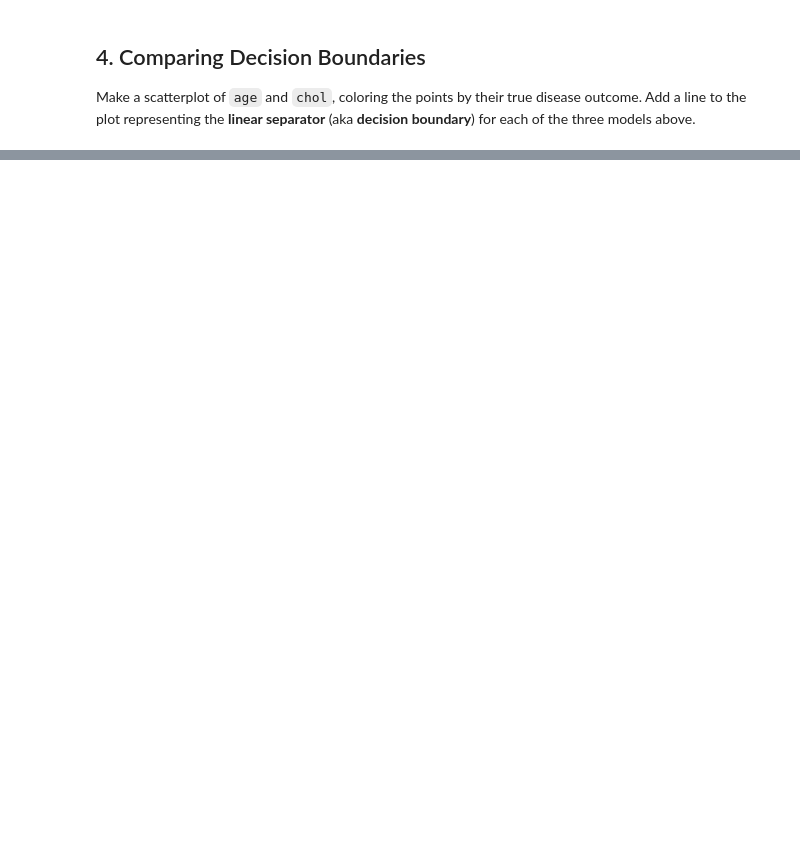
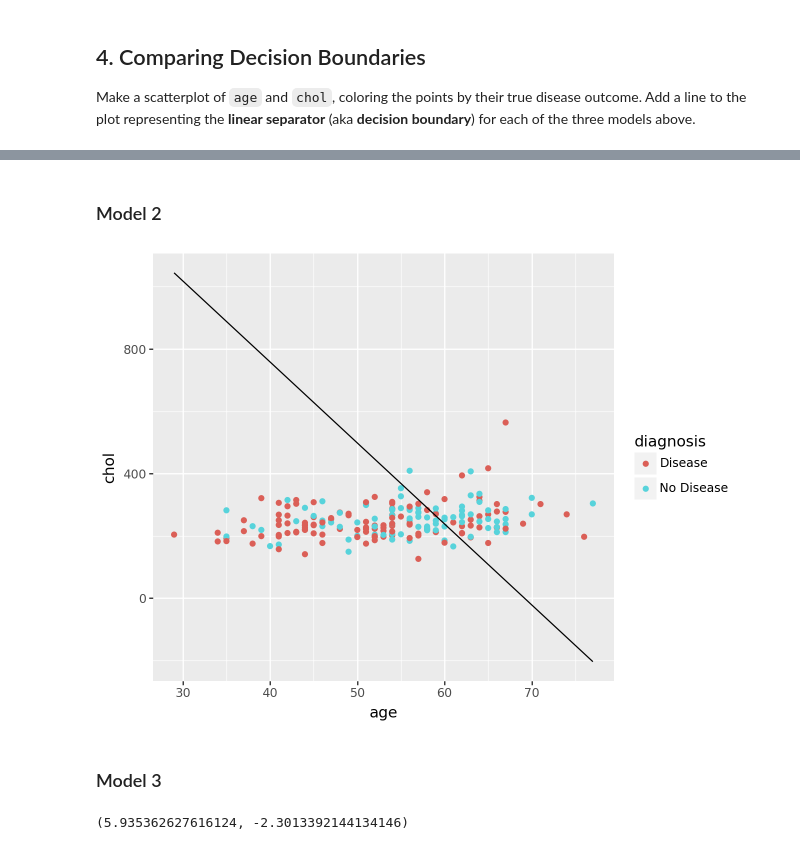
Before and after one commit to cybernewbee/gsb_544, a Jupyter notebook: chapter_17/PA9_1.ipynb, the cells around one changed output, grey strips where cells are left out. Saved outputs shown, nothing was run; the diff lists cells and outputs as text; code cells hidden in the pictures; blank space fills up the shorter version.

```diff
--- a/chapter_17/PA9_1.ipynb
+++ b/chapter_17/PA9_1.ipynb
@@ -134,4 +147,4 @@ model_2 = Pipeline(
 # %%
 model_2_fitted = model_2.fit(X,y)
 coef2 = model_2_fitted.named_steps['model'].coef_
-coef2
+w21, w22 = coef2[0]
@@ -140,3 +151,3 @@ array([[0.04655744, 0.00178967]])
 # %%
 intercept2 = model_2_fitted.named_steps['model'].intercept_
-intercept2
+b2 = intercept2[0]
@@ -175,0 +245,26 @@ Make a scatterplot of `age` and `chol`, coloring the points by their true diseas
+# %% [markdown]
+### Model 2
+# %%
+chol2 = -(w21 * age + b2) / w22
+boundary_df2 = pd.DataFrame({
+    'age': age,
+    'chol': chol2
+})
+(p9.ggplot() +
+p9.geom_point(data = HeartAttack, mapping = p9.aes(x = 'age', y = 'chol', color = 'diagnosis')) +
+p9.geom_line(data = boundary_df2, mapping = p9.aes(x = 'age', y = 'chol'))
+)
+# %% [output]
+[figure, added]
+# %% [markdown]
+### Model 3
+# %%
+chol_max = HeartAttack['chol'].max()
+chol_min = HeartAttack['chol'].min()
+chol_std = HeartAttack['chol'].std()
+chol_mean = HeartAttack['chol'].mean()
+chol_max_scaled = (chol_max - chol_mean) / chol_std
+chol_min_scaled = (chol_min - chol_mean) / chol_std
+chol_max_scaled, chol_min_scaled
+# %% [output]
+(5.935362627616124, -2.3013392144134146)
```
Also changed, not shown: parts of 36 cells of this notebook, 21 other files.
